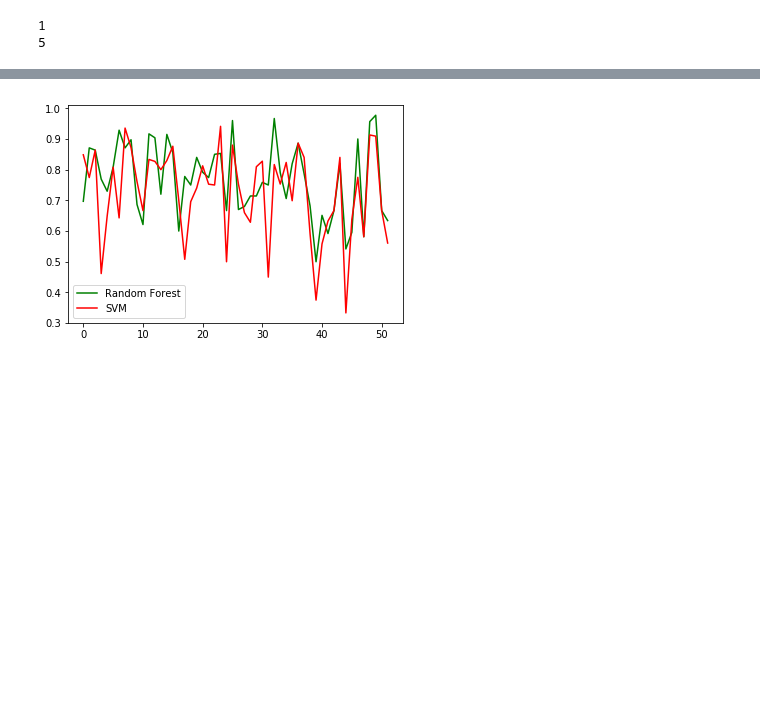
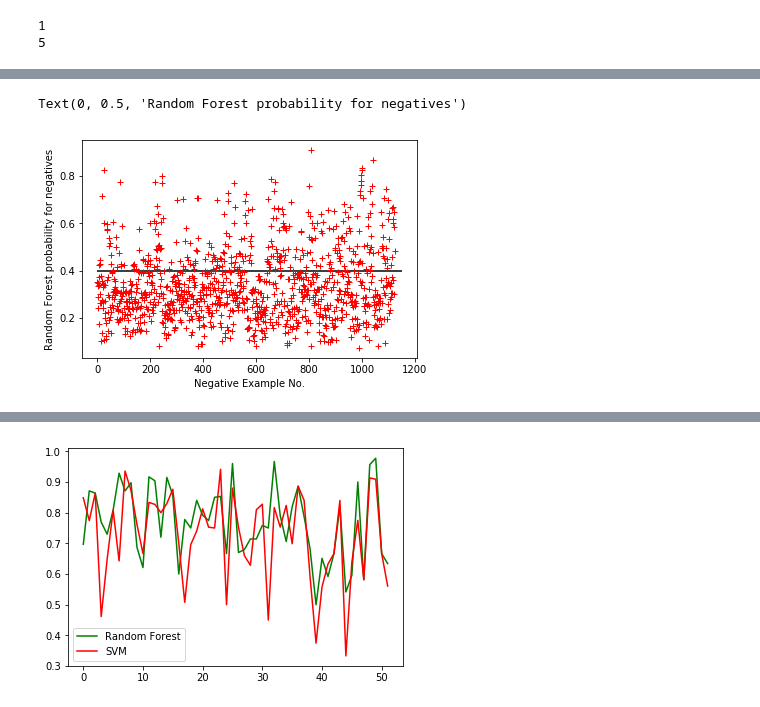
Before and after one commit to kitsiosk/thesis-attention, a Jupyter notebook: leave_one_out.ipynb, the cells around one changed output, grey strips where cells are left out. Saved outputs shown, nothing was run; the diff lists cells and outputs as text; code cells hidden in the pictures; blank space fills up the shorter version.

```diff
--- a/leave_one_out.ipynb
+++ b/leave_one_out.ipynb
@@ -513,0 +500,9 @@ for i in low_score_subjects_svm:
+# %%
+plt.figure(2)
+plt.plot(negative_probs_rf, 'r+', )
+plt.hlines(0.4, 0, 1150)
+plt.xlabel('Negative Example No.')
+plt.ylabel('Random Forest probability for negatives')
+# %% [output]
+Text(0, 0.5, 'Random Forest probability for negatives')
+[figure, added]
```
Also changed, not shown: parts of 13 cells of this notebook, 10 other files.
